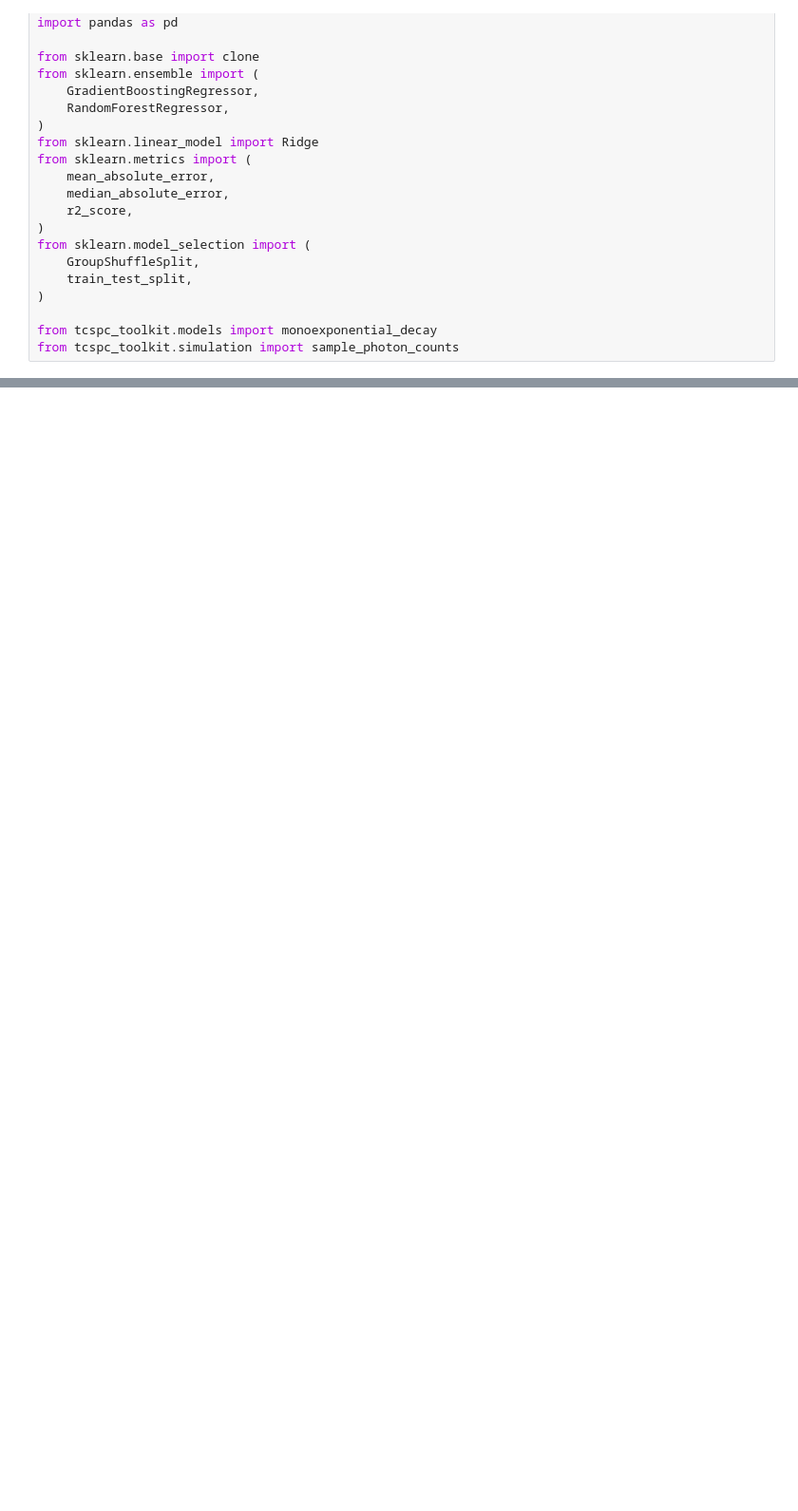
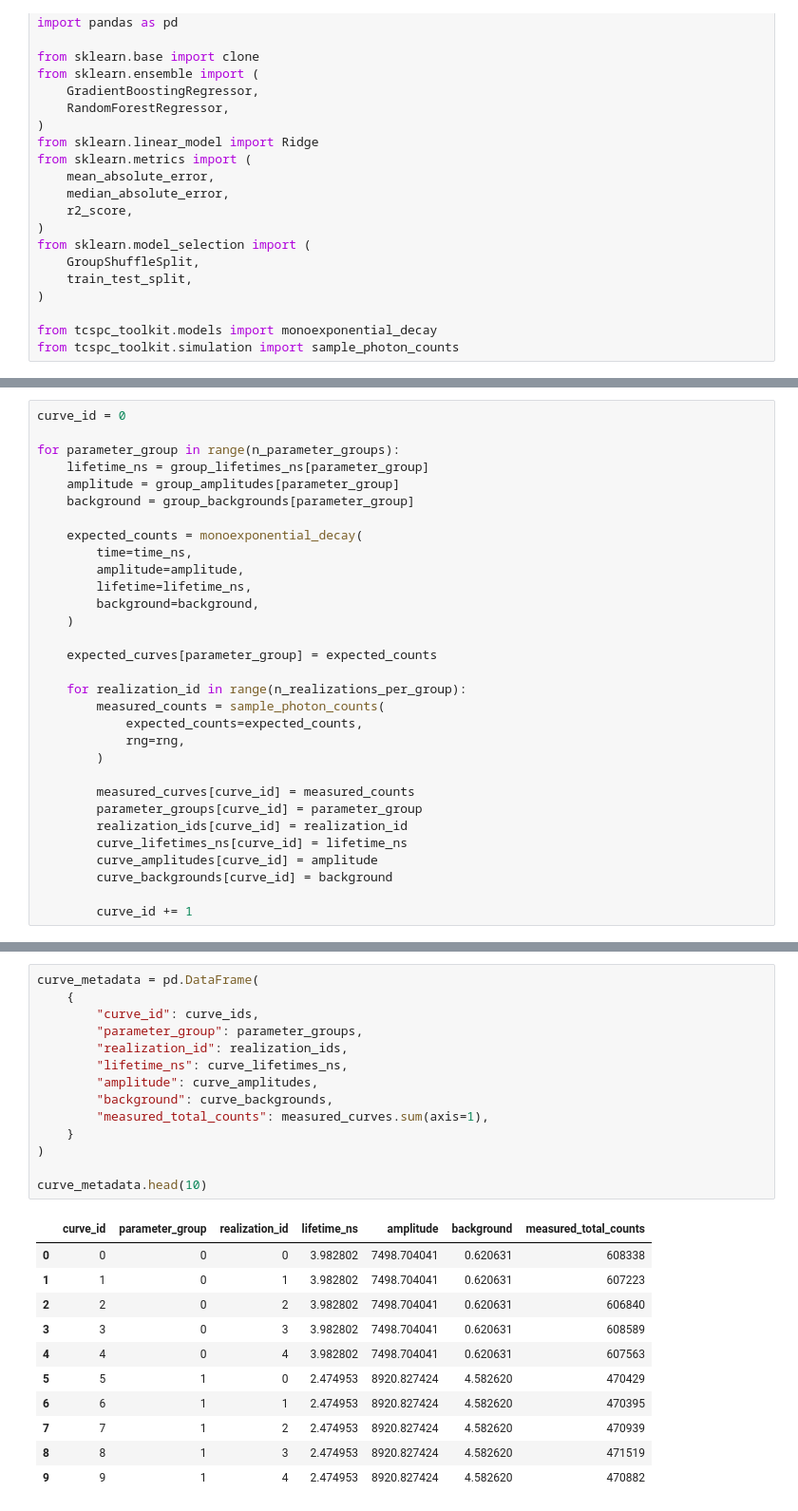
Before and after one commit to moryev/tcspc-lifetime-toolkit, a Jupyter notebook: notebooks/05_data_leakage_and_grouped_evaluation.ipynb, the cells around one changed output, grey strips where cells are left out. Shown at 95% size. Drawn from its saved outputs; the diff is of its cells as text; blank space fills up the shorter version.

```diff
--- a/notebooks/05_data_leakage_and_grouped_evaluation.ipynb
+++ b/notebooks/05_data_leakage_and_grouped_evaluation.ipynb
@@ -162,0 +299,31 @@ The `parameter_group` variable will later be used to ensure that all realization
+# %%
+curve_id = 0
+
+for parameter_group in range(n_parameter_groups):
+    lifetime_ns = group_lifetimes_ns[parameter_group]
+    amplitude = group_amplitudes[parameter_group]
+    background = group_backgrounds[parameter_group]
+
+    expected_counts = monoexponential_decay(
+        time=time_ns,
+        amplitude=amplitude,
+        lifetime=lifetime_ns,
+        background=background,
+    )
+
+    expected_curves[parameter_group] = expected_counts
+
+    for realization_id in range(n_realizations_per_group):
+        measured_counts = sample_photon_counts(
+            expected_counts=expected_counts,
+            rng=rng,
+        )
+
+        measured_curves[curve_id] = measured_counts
+        parameter_groups[curve_id] = parameter_group
+        realization_ids[curve_id] = realization_id
+        curve_lifetimes_ns[curve_id] = lifetime_ns
+        curve_amplitudes[curve_id] = amplitude
+        curve_backgrounds[curve_id] = background
+
+        curve_id += 1
@@ -162,0 +337,26 @@ The `parameter_group` variable will later be used to ensure that all realization
+# %%
+curve_metadata = pd.DataFrame(
+    {
+        "curve_id": curve_ids,
+        "parameter_group": parameter_groups,
+        "realization_id": realization_ids,
+        "lifetime_ns": curve_lifetimes_ns,
+        "amplitude": curve_amplitudes,
+        "background": curve_backgrounds,
+        "measured_total_counts": measured_curves.sum(axis=1),
+    }
+)
+
+curve_metadata.head(10)
+# %% [output]
+|  | curve_id | parameter_group | realization_id | lifetime_ns | amplitude | background | measured_total_counts |
+| 0 | 0 | 0 | 0 | 3.982802 | 7498.704041 | 0.620631 | 608338 |
+| 1 | 1 | 0 | 1 | 3.982802 | 7498.704041 | 0.620631 | 607223 |
+| 2 | 2 | 0 | 2 | 3.982802 | 7498.704041 | 0.620631 | 606840 |
+| 3 | 3 | 0 | 3 | 3.982802 | 7498.704041 | 0.620631 | 608589 |
+| 4 | 4 | 0 | 4 | 3.982802 | 7498.704041 | 0.620631 | 607563 |
+| 5 | 5 | 1 | 0 | 2.474953 | 8920.827424 | 4.582620 | 470429 |
+| 6 | 6 | 1 | 1 | 2.474953 | 8920.827424 | 4.582620 | 470395 |
+| 7 | 7 | 1 | 2 | 2.474953 | 8920.827424 | 4.582620 | 470939 |
+| 8 | 8 | 1 | 3 | 2.474953 | 8920.827424 | 4.582620 | 471519 |
+| 9 | 9 | 1 | 4 | 2.474953 | 8920.827424 | 4.582620 | 470882 |
```
Also changed, not shown: parts of 20 cells of this notebook.
